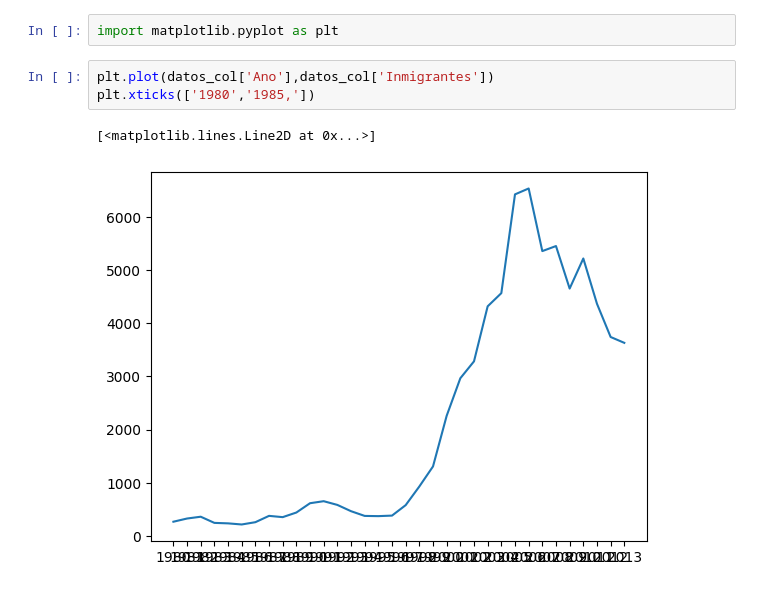
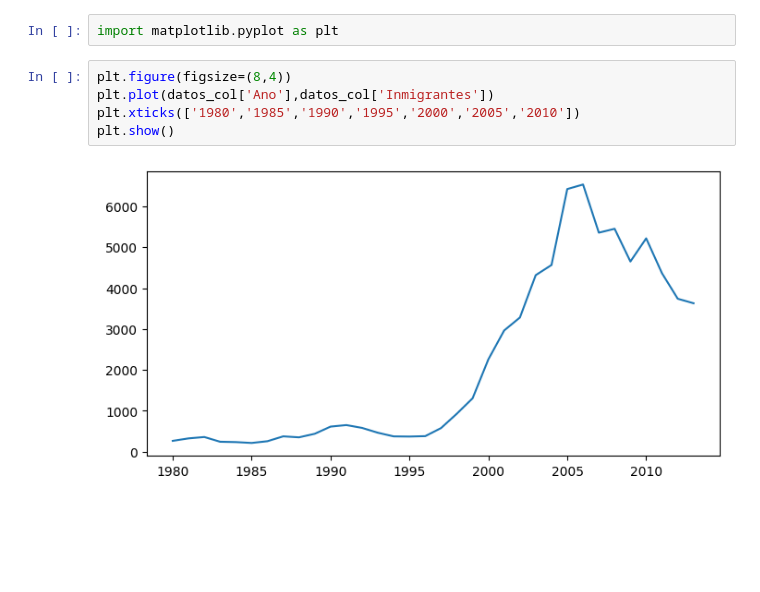
Before and after one commit to TheRealMrR/One_SegundaParte, a Jupyter notebook: visualizacion_de_datos_con_python.ipynb, the cells around one changed output. Cells and saved outputs as stored; diff of their text form; blank space fills up the shorter version.

```diff
--- a/visualizacion_de_datos_con_python.ipynb
+++ b/visualizacion_de_datos_con_python.ipynb
@@ -116,8 +116,9 @@ datos_col.head()
 # %%
 import matplotlib.pyplot as plt
 # %%
+plt.figure(figsize=(8,4))
 plt.plot(datos_col['Ano'],datos_col['Inmigrantes'])
-plt.xticks(['1980','1985,'])
+plt.xticks(['1980','1985','1990','1995','2000','2005','2010'])
+plt.show()
 # %% [output]
-[<matplotlib.lines.Line2D at 0x...>]
-[figure, old version]
+[figure, new version]
```
Also changed, not shown: parts of 4 cells of this notebook.
